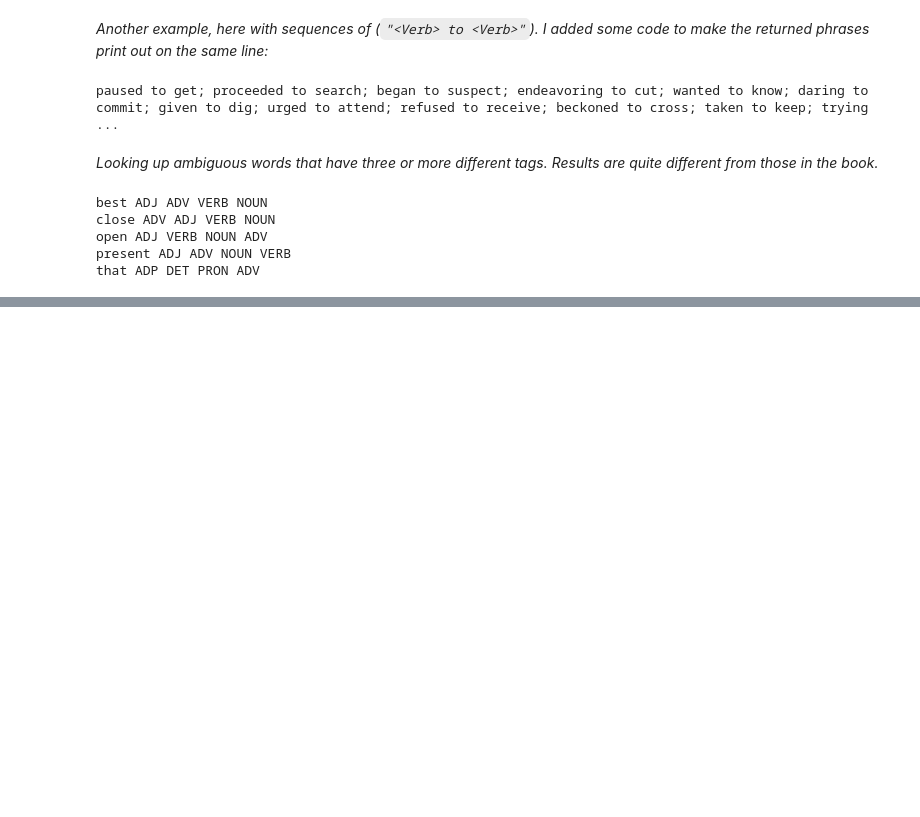
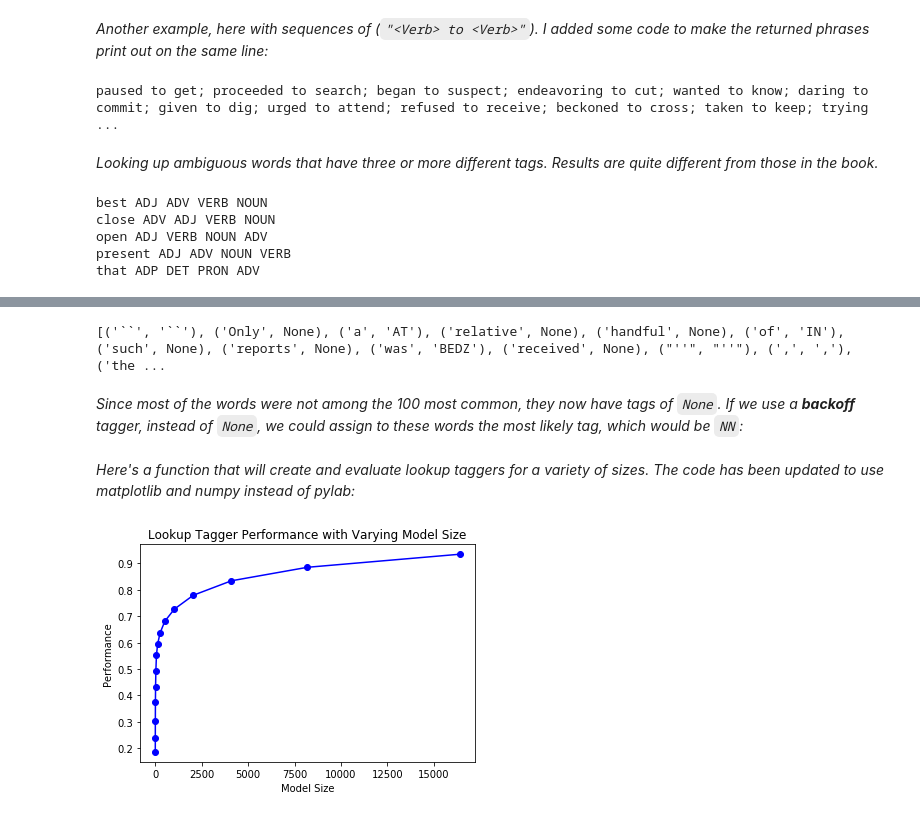
Before and after one commit to STRZGR/Natural-Language-Processing-with-Python-Analyzing-Text-with-the-Natural-Language-Toolkit, a Jupyter notebook: Chapter 05/NLTK Chapter 5 - Notes.ipynb, the cells around one changed output, grey strips where cells are left out. Saved outputs shown, nothing was run; the diff lists cells and outputs as text; code cells hidden in the pictures; blank space fills up the shorter version.

```diff
--- a/Chapter 05/NLTK Chapter 5 - Notes.ipynb
+++ b/Chapter 05/NLTK Chapter 5 - Notes.ipynb
@@ -380,0 +541,4 @@ __Your Turn:__ Open the POS concordance tool `nltk.app.concordance()` and load t
+# %%
+counts = defaultdict(int)
+for word in nltk.corpus.gutenberg.words('milton-paradise.txt'):
+    counts[word] += 1
@@ -380,0 +678,7 @@ __Your Turn:__ Open the POS concordance tool `nltk.app.concordance()` and load t
+# %%
+fd = nltk.FreqDist(brown.words(categories = 'news'))
+cfd = nltk.ConditionalFreqDist(brown.tagged_words(categories = 'news'))
+most_freq_words = fd.most_common(100)
+likely_tags = dict((word, cfd[word].max()) for (word, _) in most_freq_words)
+baseline_tagger = nltk.UnigramTagger(model = likely_tags)
+baseline_tagger.evaluate(brown_tagged_sents)
@@ -380,0 +689,37 @@ __Your Turn:__ Open the POS concordance tool `nltk.app.concordance()` and load t
+# %%
+sent = brown.sents(categories = 'news')[3]
+print(baseline_tagger.tag(sent), end = '')
+# %% [output]
+[('``', '``'), ('Only', None), ('a', 'AT'), ('relative', None), ('handful', None), ('of', 'IN'), ('such', None), ('reports', None), ('was', 'BEDZ'), ('received', None), ("''", "''"), (',', ','), ('the ...
+# %% [markdown]
+*Since most of the words were not among the 100 most common, they now have tags of `None`.  If we use a __backoff__ tagger, instead of `None`, we could assign to these words the most likely tag, which would be `NN`:*
+# %%
+baseline_tagger = nltk.UnigramTagger(model = likely_tags,
+                                     backoff = nltk.DefaultTagger('NN'))
+# %% [markdown]
+*Here's a function that will create and evaluate lookup taggers for a variety of sizes.  The code has been updated to use matplotlib and numpy instead of pylab:*
+# %%
+def performance(cfd, wordlist):
+    lt = dict((word, cfd[word].max()) for word in wordlist)
+    baseline_tagger = nltk.UnigramTagger(model = lt,
+                                         backoff = nltk.DefaultTagger('NN'))
+    return baseline_tagger.evaluate(brown.tagged_sents(categories = 'news'))
+
+import matplotlib.pyplot as plt
+import numpy as np
+
+def display():
+    word_freqs = nltk.FreqDist(brown.words(categories = 'news')).most_common()
+    words_by_freq = [w for (w, _) in word_freqs]
+    cfd = nltk.ConditionalFreqDist(brown.tagged_words(categories = 'news'))
+    sizes = 2 ** np.arange(15)
+    perfs = [performance(cfd, words_by_freq[:size]) for size in sizes]
+    plt.plot(sizes, perfs, '-bo')
+    plt.title('Lookup Tagger Performance with Varying Model Size')
+    plt.xlabel('Model Size')
+    plt.ylabel('Performance')
+    plt.show()
+# %%
+display()
+# %% [output]
+[figure, added]
```
Also changed, not shown: parts of 95 cells of this notebook.
